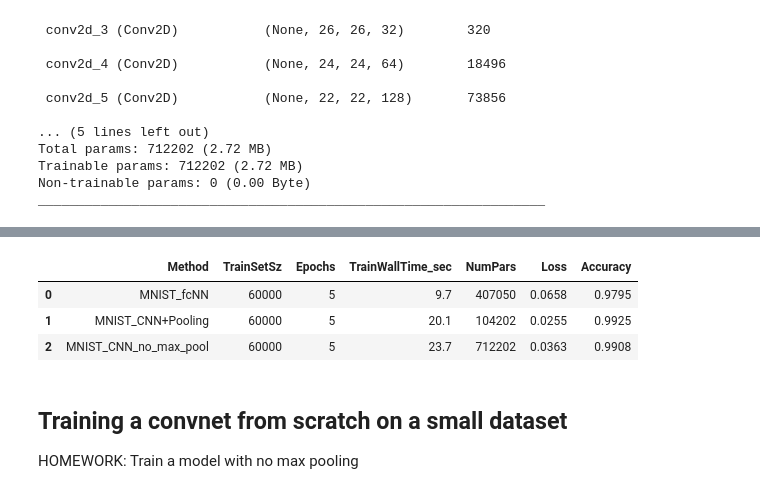
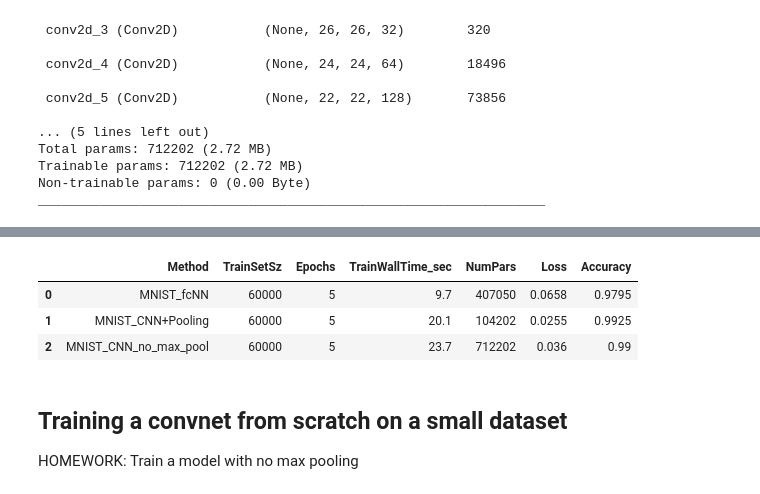
Before and after one commit to ftk1000/deep-learning-with-python-notebooks, a Jupyter notebook: chapter08_intro-to-dl-for-computer-vision.ipynb, the cells around one changed output, grey strips where cells are left out. Saved outputs shown, nothing was run; the diff lists cells and outputs as text; code cells hidden in the pictures.

```diff
--- a/chapter08_intro-to-dl-for-computer-vision.ipynb
+++ b/chapter08_intro-to-dl-for-computer-vision.ipynb
@@ -289,11 +289,11 @@ Test accuracy: 0.991
 # %%
-d.loc[2,:] = ['MNIST_CNN_no_max_pool', 60000,5, 23.7, 712202, 0.0363,0.9908]
+d.loc[2,:] = ['MNIST_CNN_no_max_pool', 60000,5, 23.7, 712202, 0.036,0.99]
 d
 # %% [output]
 |  | Method | TrainSetSz | Epochs | TrainWallTime_sec | NumPars | Loss | Accuracy |
 | 0 | MNIST_fcNN | 60000 | 5 | 9.7 | 407050 | 0.0658 | 0.9795 |
 | 1 | MNIST_CNN+Pooling | 60000 | 5 | 20.1 | 104202 | 0.0255 | 0.9925 |
-| 2 | MNIST_CNN_no_max_pool | 60000 | 5 | 23.7 | 712202 | 0.0363 | 0.9908 |
+| 2 | MNIST_CNN_no_max_pool | 60000 | 5 | 23.7 | 712202 | 0.036 | 0.99 |
 # %% [markdown]
 ## Training a convnet from scratch on a small dataset
 
```
Also changed, not shown: parts of 51 cells of this notebook.
